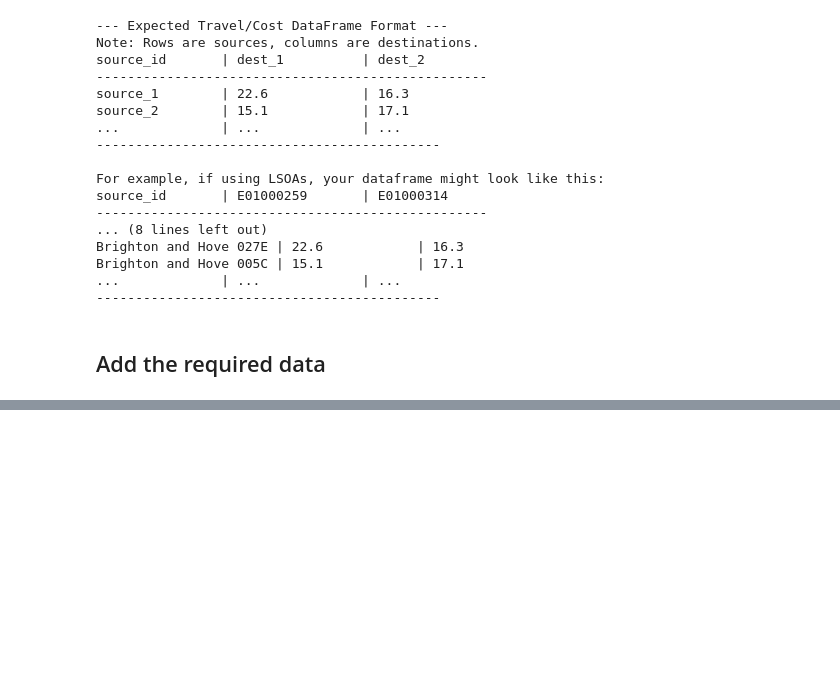
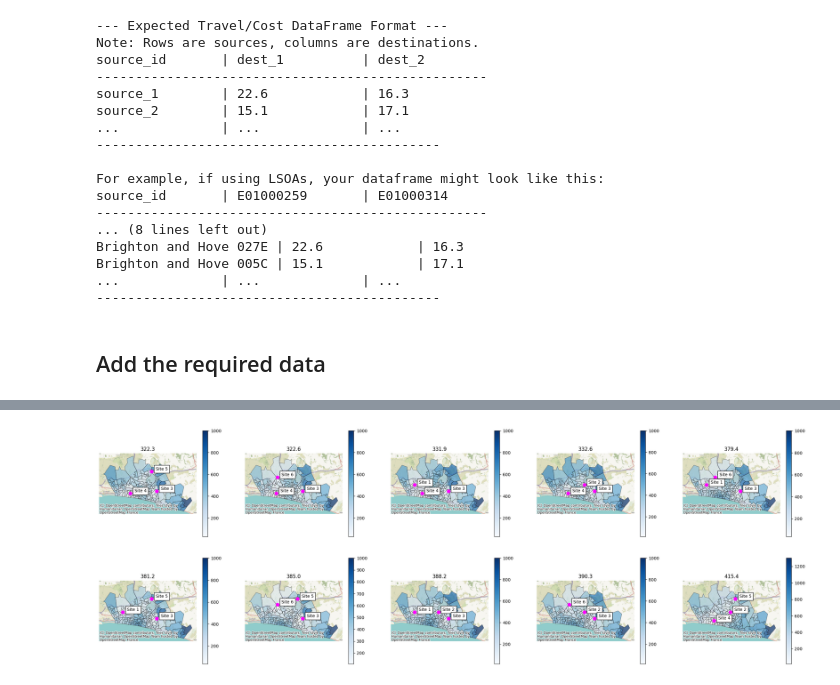
Before and after one commit to hsma-tools/lokigi, a Jupyter notebook: examples/location/simple.ipynb, the cells around one changed output, grey strips where cells are left out. Cells and saved outputs as stored; diff of their text form; code cells hidden in the pictures; blank space fills up the shorter version.

```diff
--- a/examples/location/simple.ipynb
+++ b/examples/location/simple.ipynb
@@ -104,0 +200,4 @@ problem.plot_sites()
+# %%
+solutions.plot_n_best_combinations(problem_class=problem)
+# %% [output]
+[figure, added]
```
Also changed, not shown: parts of 15 cells of this notebook, 4 other files.
